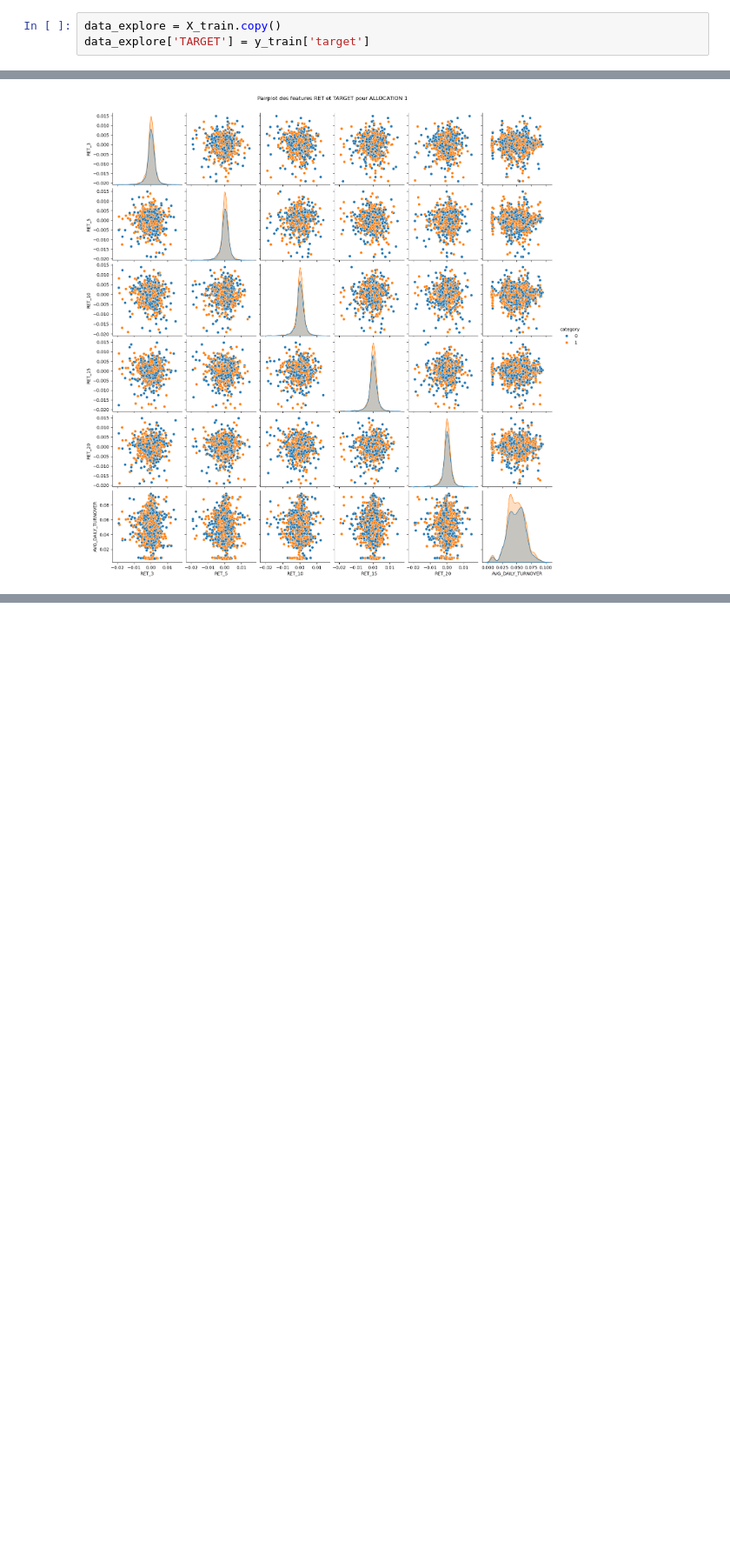
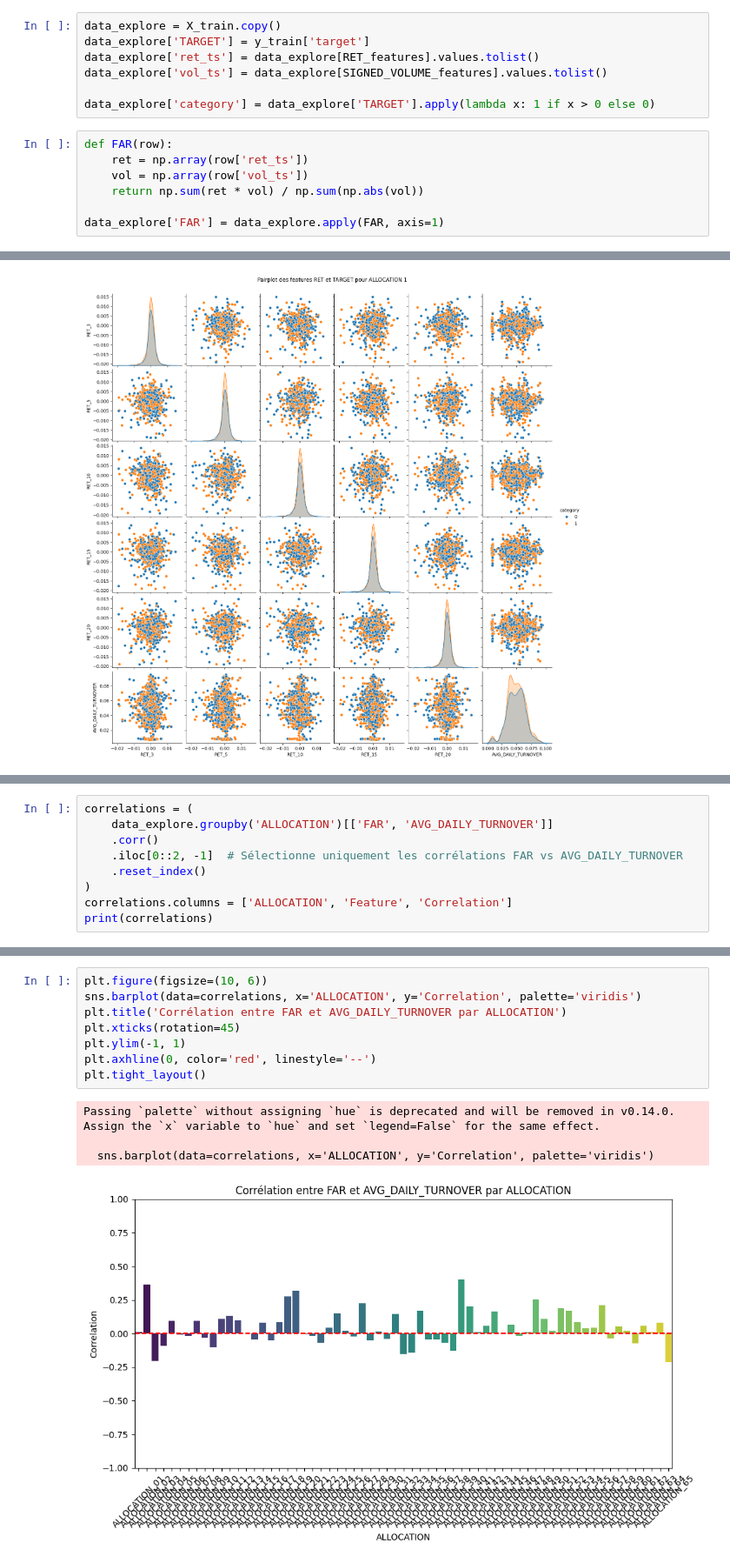
Before and after one commit to albertoconador/QRT_kaggle_10_25, a Jupyter notebook: explore.ipynb, the cells around one changed output, grey strips where cells are left out. Shown at 87% size. Drawn from its saved outputs; the diff is of its cells as text; blank space fills up the shorter version.

```diff
--- a/explore.ipynb
+++ b/explore.ipynb
@@ -18,6 +26,17 @@ sample_submission = pd.read_csv(path + 'sample_submission.csv',index_col='ROW_ID
 # %%
 data_explore = X_train.copy()
 data_explore['TARGET'] = y_train['target']
+data_explore['ret_ts'] = data_explore[RET_features].values.tolist()
+data_explore['vol_ts'] = data_explore[SIGNED_VOLUME_features].values.tolist()
+
+data_explore['category'] = data_explore['TARGET'].apply(lambda x: 1 if x > 0 else 0)
+# %%
+def FAR(row):
+    ret = np.array(row['ret_ts'])
+    vol = np.array(row['vol_ts'])
+    return np.sum(ret * vol) / np.sum(np.abs(vol))
+
+data_explore['FAR'] = data_explore.apply(FAR, axis=1)
 # %% [markdown]
 Description générale
 # %%
@@ -150,0 +119,9 @@ KeyboardInterrupt:
+# %%
+correlations = (
+    data_explore.groupby('ALLOCATION')[['FAR', 'AVG_DAILY_TURNOVER']]
+    .corr()
+    .iloc[0::2, -1]  # Sélectionne uniquement les corrélations FAR vs AVG_DAILY_TURNOVER
+    .reset_index()
+)
+correlations.columns = ['ALLOCATION', 'Feature', 'Correlation']
+print(correlations)
@@ -150,0 +143,13 @@ KeyboardInterrupt:
+# %%
+plt.figure(figsize=(10, 6))
+sns.barplot(data=correlations, x='ALLOCATION', y='Correlation', palette='viridis')
+plt.title('Corrélation entre FAR et AVG_DAILY_TURNOVER par ALLOCATION')
+plt.xticks(rotation=45)
+plt.ylim(-1, 1)
+plt.axhline(0, color='red', linestyle='--')
+plt.tight_layout()
+# %% [output]
+Passing `palette` without assigning `hue` is deprecated and will be removed in v0.14.0. Assign the `x` variable to `hue` and set `legend=False` for the same effect.
+
+  sns.barplot(data=correlations, x='ALLOCATION', y='Correlation', palette='viridis')
+[figure, added]
```
Also changed, not shown: parts of 26 cells of this notebook, 5 other files.
